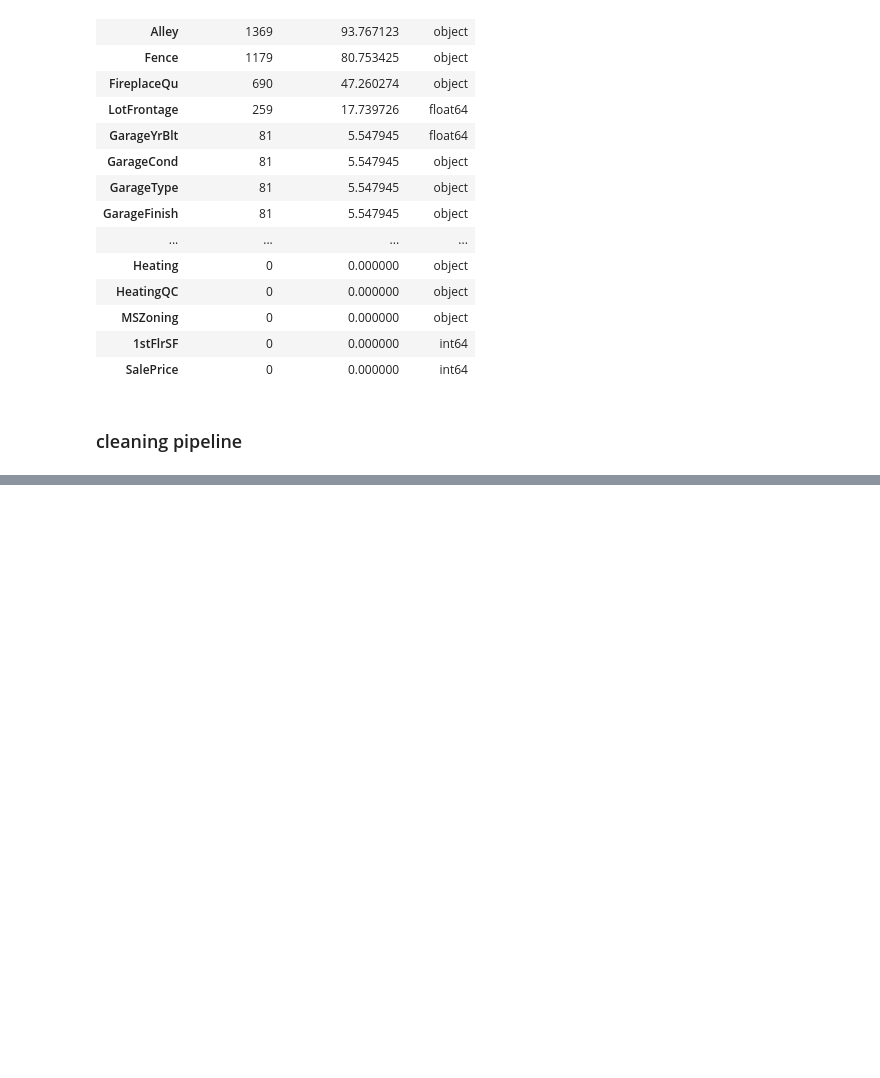
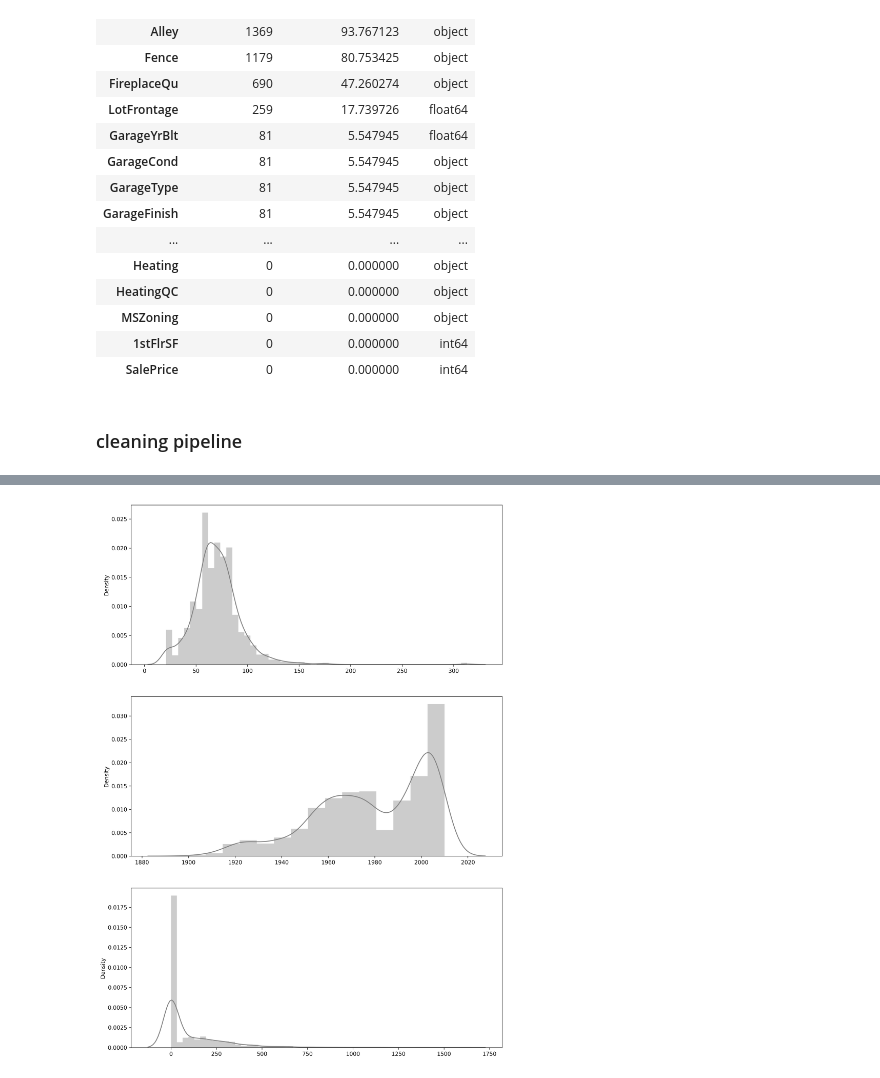
Before and after one commit to ashen007/HousePricePrediction, a Jupyter notebook: cleaning/notebooks/cleaning pipeline.ipynb, the cells around one changed output, grey strips where cells are left out. Cells and saved outputs as stored; diff of their text form; code cells hidden in the pictures; blank space fills up the shorter version.

```diff
--- a/cleaning/notebooks/cleaning pipeline.ipynb
+++ b/cleaning/notebooks/cleaning pipeline.ipynb
@@ -156,3 +156,19 @@ plt.savefig('../graph/class_balance_least_after.png')
 plt.show()
 # %% [output]
 [figure]
+# %%
+missing_least_num_var = ['LotFrontage', 'GarageYrBlt', 'MasVnrArea']
+
+fig, axes = plt.subplots(nrows=3, ncols=1, figsize=[12, 18], dpi=300)
+axes = axes.ravel()
+
+for i in range(len(axes)):
+    sns.distplot(x=house_train_data[missing_least_num_var[i]],
+                 color='Grey',
+                 kde=True,
+                 ax=axes[i])
+
+plt.savefig('../graph/dist_least_before.png')
+plt.show()
+# %% [output]
+[figure, added]
```
Also changed, not shown: parts of 2 cells of this notebook, 6 other files.
